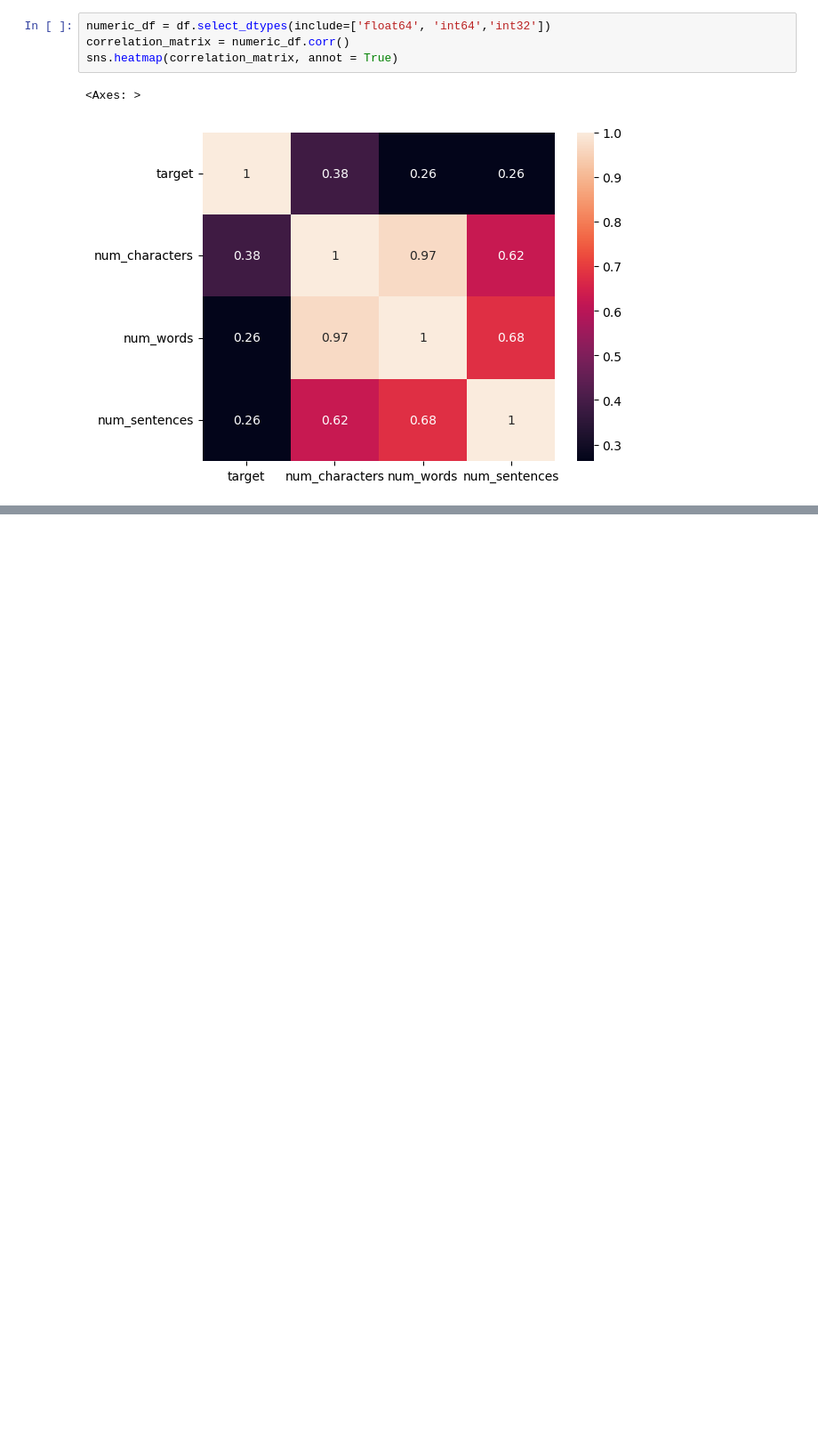
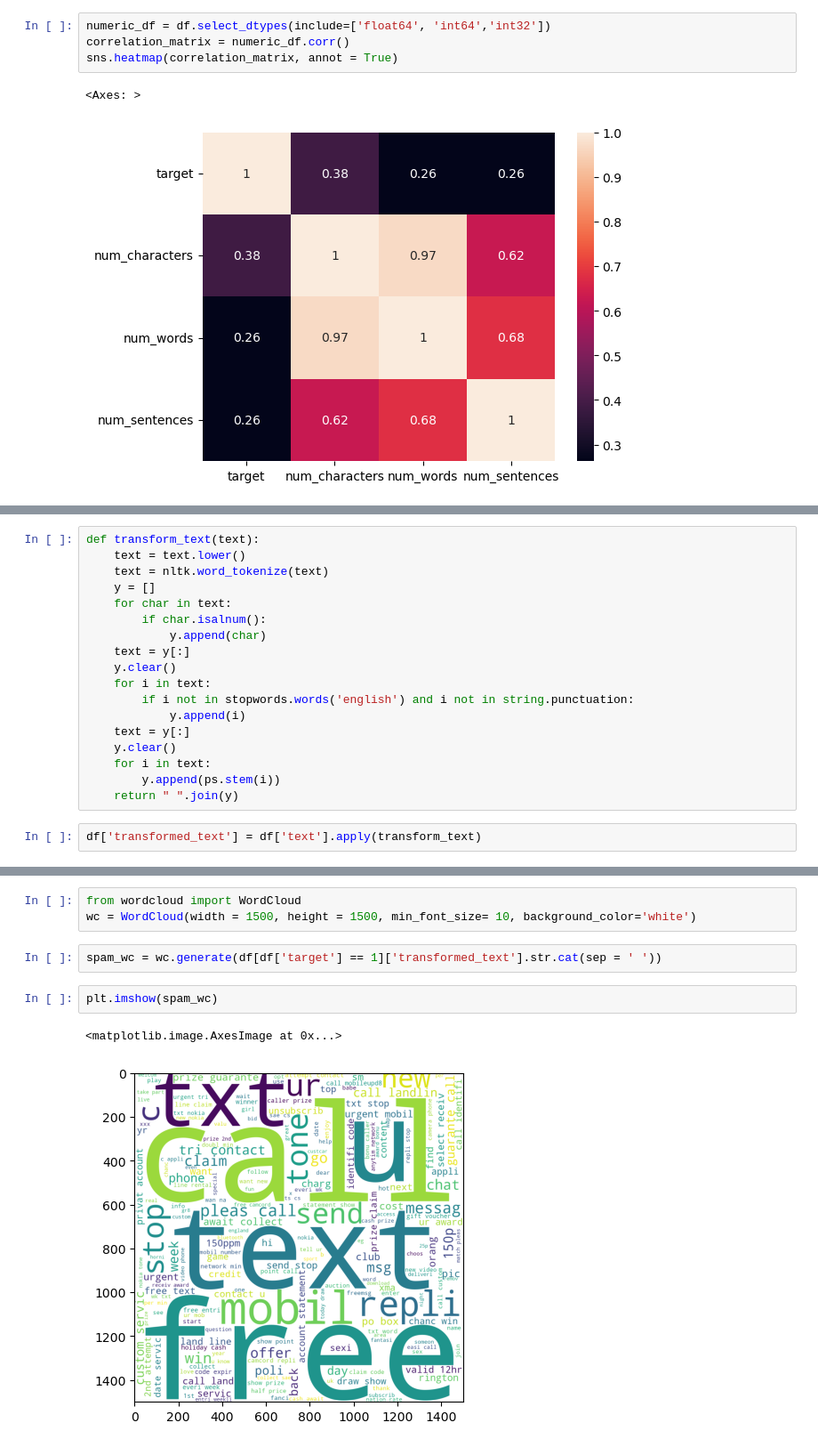
Before and after one commit to iaayushmaan/SMS-Spam-Detection, a Jupyter notebook: sms-spam-detection.ipynb, the cells around one changed output, grey strips where cells are left out. Shown: that part at 89% size. Cells and saved outputs as stored; diff of their text form; blank space fills up the shorter version.

```diff
--- a/sms-spam-detection.ipynb
+++ b/sms-spam-detection.ipynb
@@ -153,0 +164,20 @@ sns.heatmap(correlation_matrix, annot = True)
+# %%
+def transform_text(text):
+    text = text.lower()
+    text = nltk.word_tokenize(text)
+    y = []
+    for char in text:
+        if char.isalnum():
+            y.append(char)
+    text = y[:]
+    y.clear()
+    for i in text:
+        if i not in stopwords.words('english') and i not in string.punctuation:
+            y.append(i)
+    text = y[:]
+    y.clear()
+    for i in text:
+        y.append(ps.stem(i))
+    return " ".join(y)
+# %%
+df['transformed_text'] = df['text'].apply(transform_text)
@@ -153,0 +193,10 @@ sns.heatmap(correlation_matrix, annot = True)
+# %%
+from wordcloud import WordCloud
+wc = WordCloud(width = 1500, height = 1500, min_font_size= 10, background_color='white')
+# %%
+spam_wc = wc.generate(df[df['target'] == 1]['transformed_text'].str.cat(sep = ' '))
+# %%
+plt.imshow(spam_wc)
+# %% [output]
+<matplotlib.image.AxesImage at 0x...>
+[figure, added]
```
Also changed, not shown: parts of 20 cells of this notebook.
